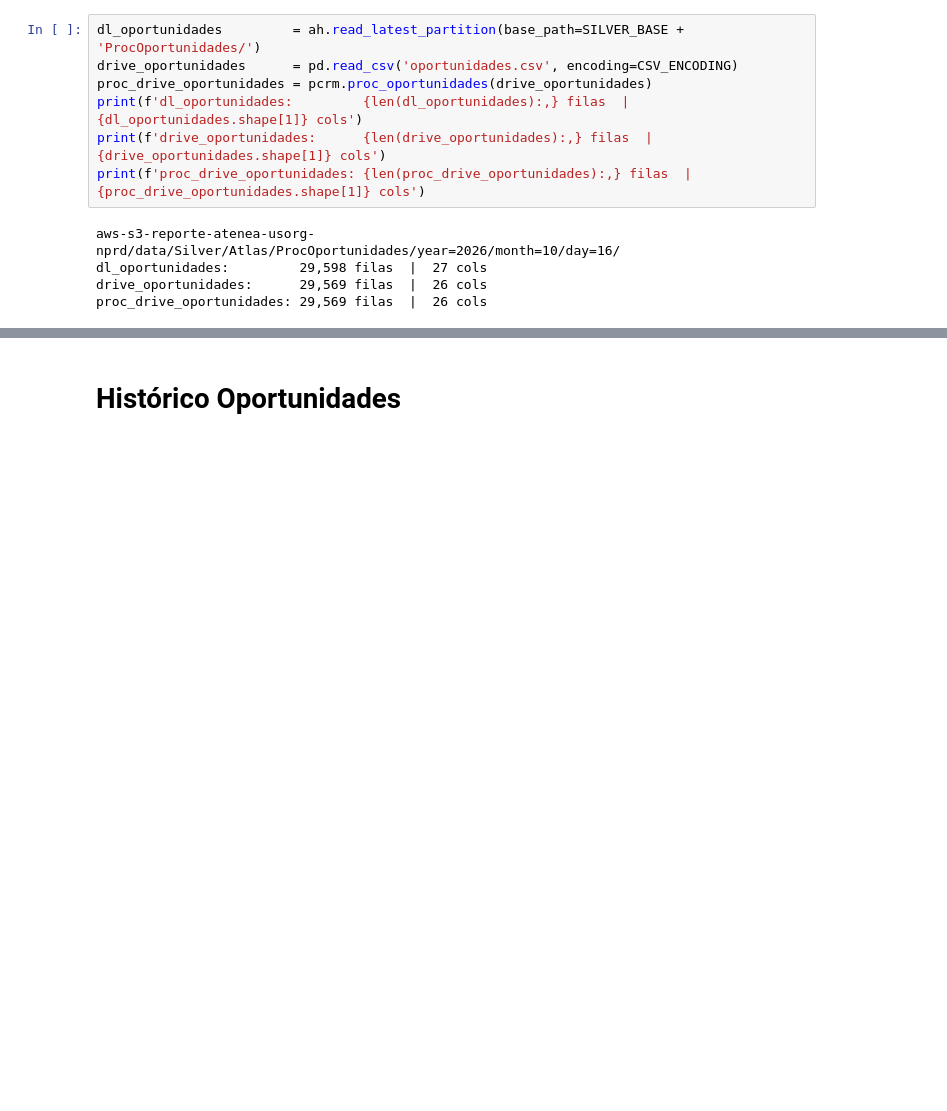
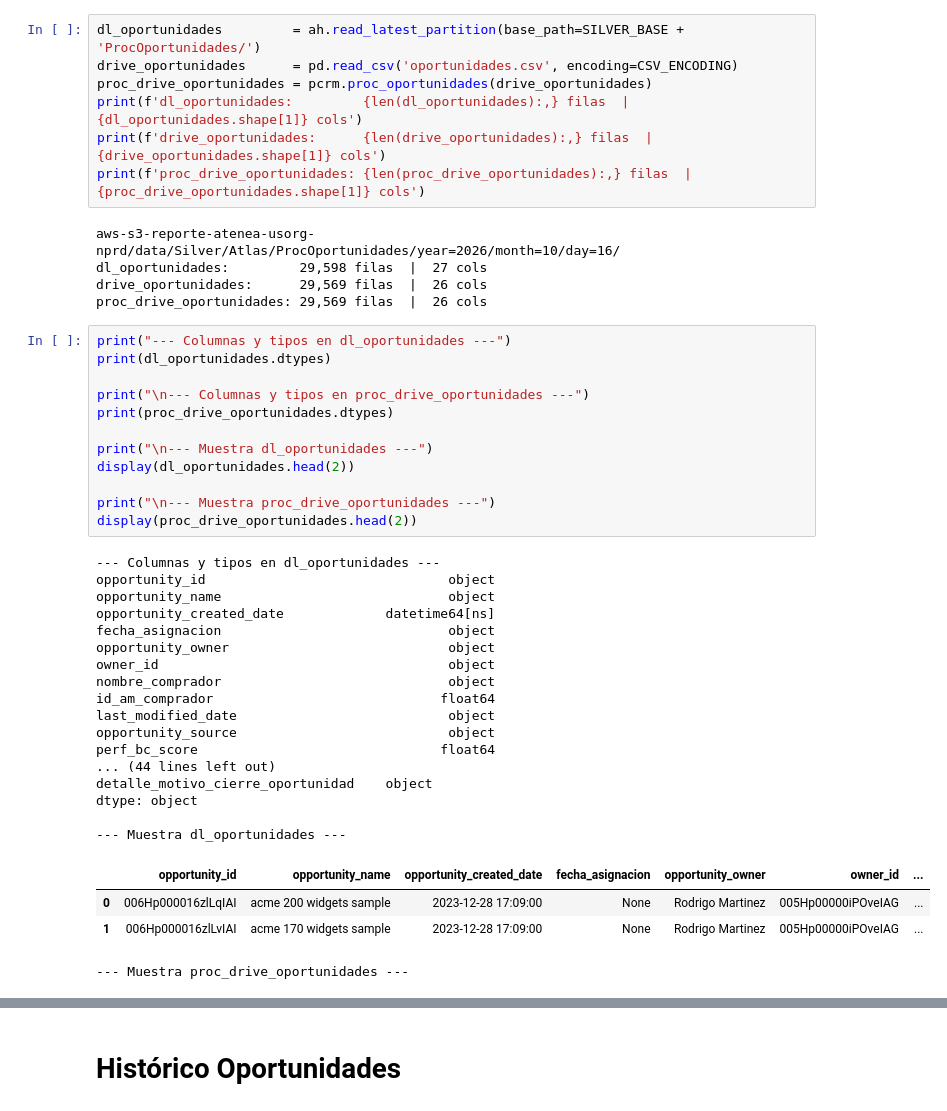
Before and after one commit to rene-aum/Atlas, a Jupyter notebook: CasosDeUso/CasosErick/carga_datalake.ipynb, the cells around one changed output, grey strips where cells are left out. Cells and saved outputs as stored; diff of their text form; blank space fills up the shorter version.

```diff
--- a/CasosDeUso/CasosErick/carga_datalake.ipynb
+++ b/CasosDeUso/CasosErick/carga_datalake.ipynb
@@ -1123,3 +1123,37 @@ aws-s3-reporte-atenea-usorg-nprd/data/Silver/Atlas/ProcOportunidades/year=2026/m
 dl_oportunidades:         29,598 filas  |  27 cols
 drive_oportunidades:      29,569 filas  |  26 cols
 proc_drive_oportunidades: 29,569 filas  |  26 cols
+# %%
+print("--- Columnas y tipos en dl_oportunidades ---")
+print(dl_oportunidades.dtypes)
+
+print("\n--- Columnas y tipos en proc_drive_oportunidades ---")
+print(proc_drive_oportunidades.dtypes)
+
+print("\n--- Muestra dl_oportunidades ---")
+display(dl_oportunidades.head(2))
+
+print("\n--- Muestra proc_drive_oportunidades ---")
+display(proc_drive_oportunidades.head(2))
+# %% [output]
+--- Columnas y tipos en dl_oportunidades ---
+opportunity_id                               object
+opportunity_name                             object
+opportunity_created_date             datetime64[ns]
+fecha_asignacion                             object
+opportunity_owner                            object
+owner_id                                     object
+nombre_comprador                             object
+id_am_comprador                             float64
+last_modified_date                           object
+opportunity_source                           object
+perf_bc_score                               float64
+... (44 lines left out)
+detalle_motivo_cierre_oportunidad    object
+dtype: object
+
+--- Muestra dl_oportunidades ---
+|  | opportunity_id | opportunity_name | opportunity_created_date | fecha_asignacion | opportunity_owner | owner_id | ... |
+| 0 | 006Hp000016zlLqIAI | acme 200 widgets sample | 2023-12-28 17:09:00 | None | Rodrigo Martinez | 005Hp00000iPOveIAG | ... |
+| 1 | 006Hp000016zlLvIAI | acme 170 widgets sample | 2023-12-28 17:09:00 | None | Rodrigo Martinez | 005Hp00000iPOveIAG | ... |
+--- Muestra proc_drive_oportunidades ---
```
Also changed, not shown: parts of 14 cells of this notebook.
